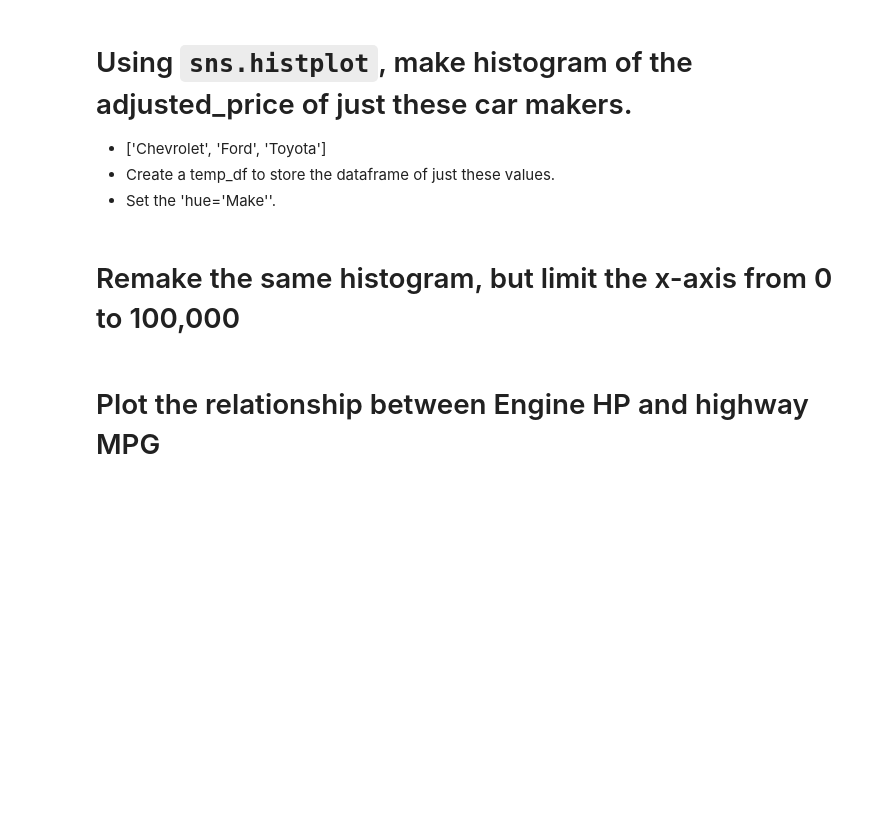
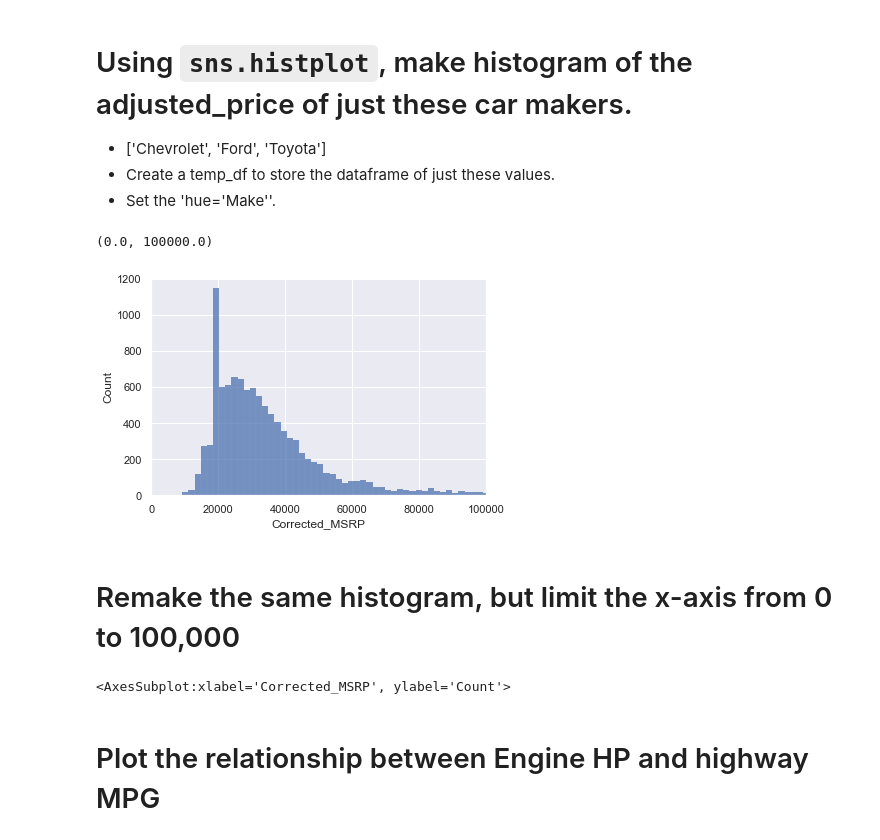
Before and after one commit to danieltabach/2021-fall-data-science, a Jupyter notebook: Week-02-EDA/Exercise-EDA.ipynb, the cells around one changed output. Saved outputs shown, nothing was run; the diff lists cells and outputs as text; code cells hidden in the pictures; blank space fills up the shorter version.

```diff
--- a/Week-02-EDA/Exercise-EDA.ipynb
+++ b/Week-02-EDA/Exercise-EDA.ipynb
@@ -204,10 +221,23 @@ new_MSRP.plot(kind='line', x='Year', y='Corrected_MSRP', figsize=(13,8), alpha=0
 * Set the 'hue='Make''.
 # %%
 # Using `sns.histplot`, make histogram of the adjusted_price of just these car makers.
+sns.set()
+plot_1 = sns.histplot(data = df
+            ,x = 'Corrected_MSRP'
+            )
+plot_1
+plot_1.set_xlim(left = 0,right=100000)
+# %% [output]
+(0.0, 100000.0)
+[figure, added]
 # %% [markdown]
 # Remake the same histogram, but limit the x-axis from 0 to 100,000
 # %%
 # Remake the same histogram, but limit the x-axis from 0 to 100,000
+plot_1
+plot_1.set_xlim(left = 0,right=100000)
+# %% [output]
+<AxesSubplot:xlabel='Corrected_MSRP', ylabel='Count'>
 # %% [markdown]
 # Plot the relationship between Engine HP and highway MPG
 # %%
```
Also changed, not shown: parts of 5 cells of this notebook, 1 other file.
